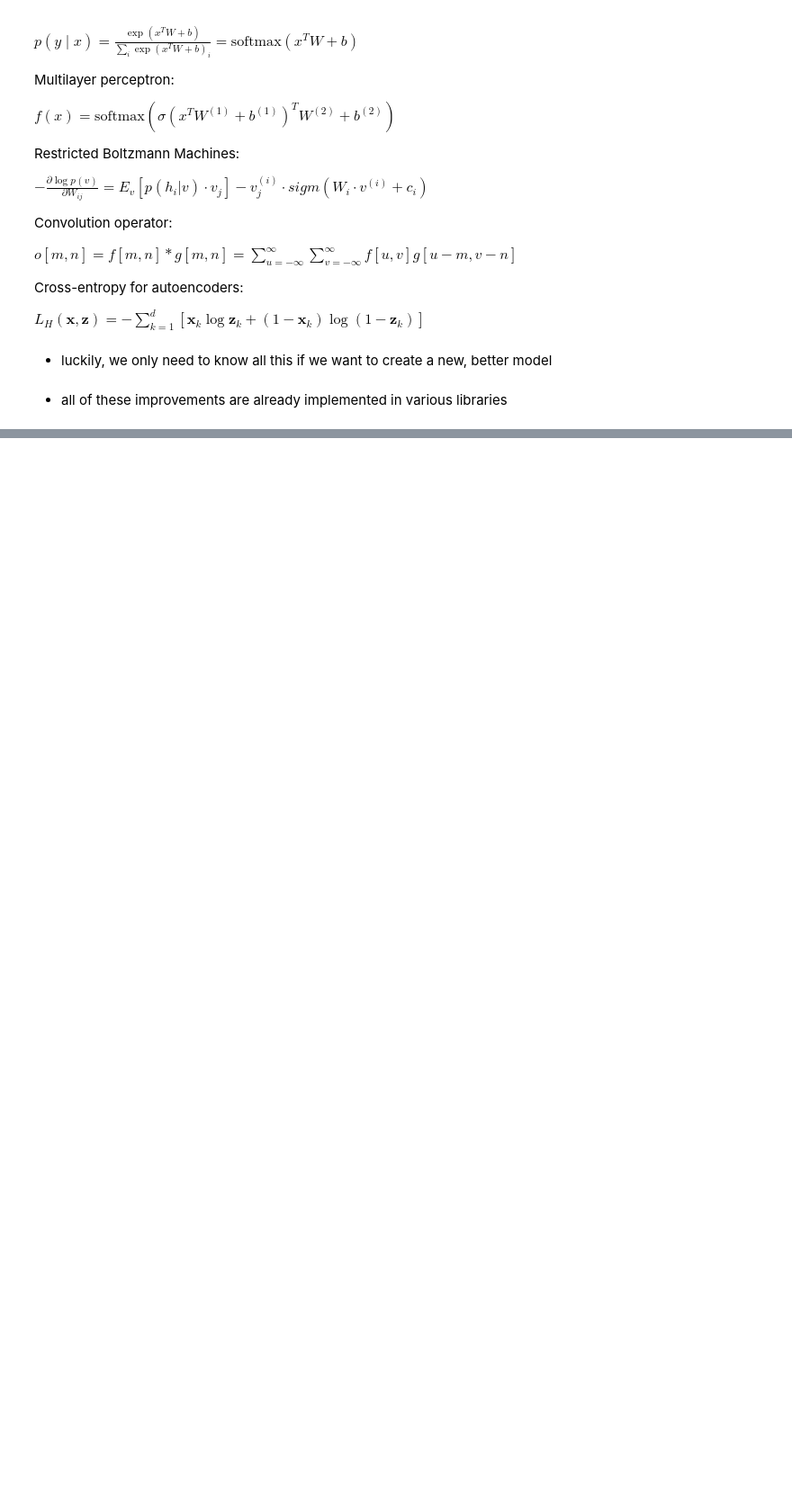
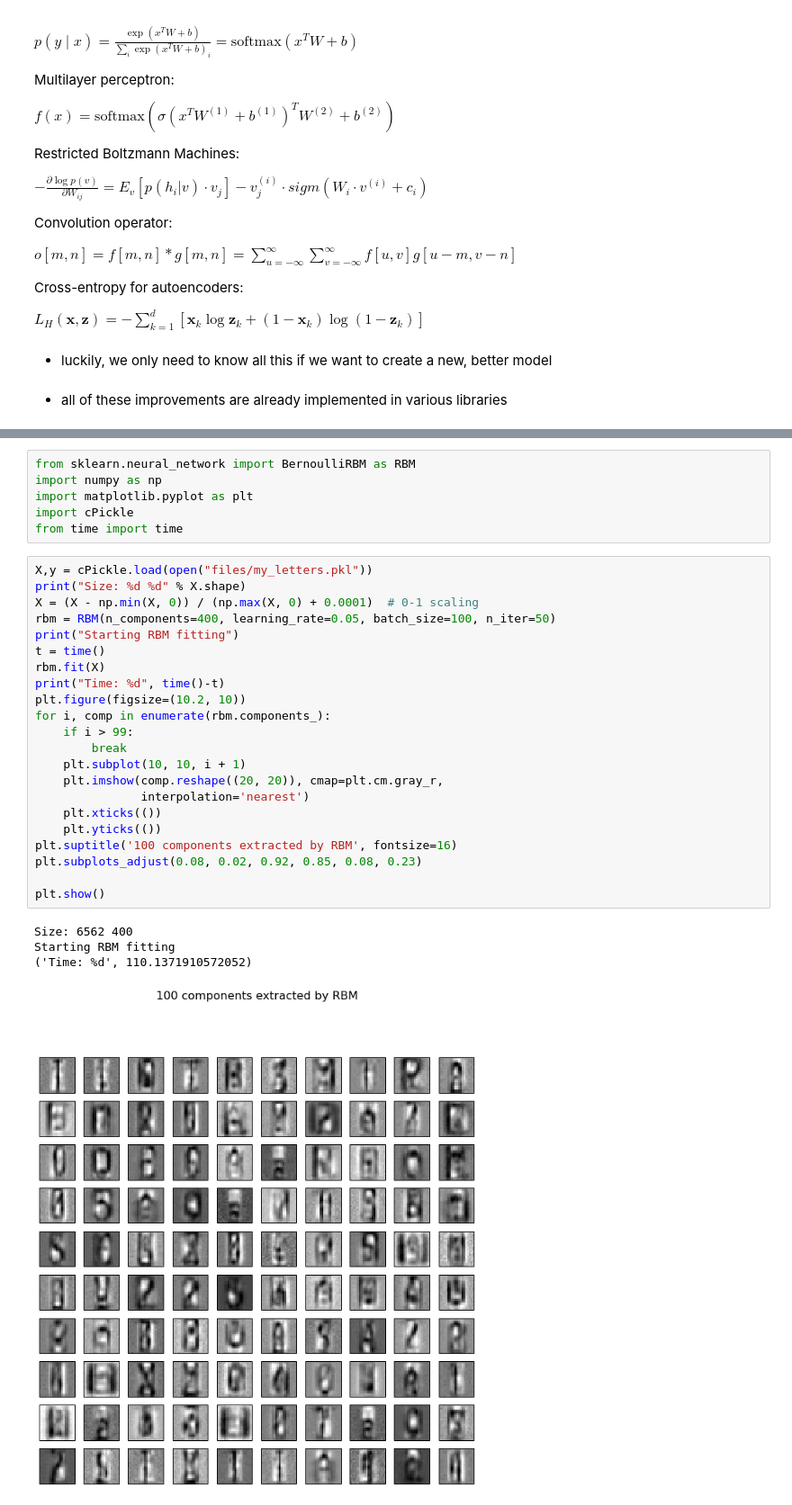
Before and after one commit to rolisz/presentations, a Jupyter notebook: Deep learning presentation.ipynb, the cells around one changed output, grey strips where cells are left out. Shown at 90% size. Cells and saved outputs as stored; diff of their text form; blank space fills up the shorter version.

```diff
--- a/Deep learning presentation.ipynb
+++ b/Deep learning presentation.ipynb
@@ -180 +218,34 @@ SyntaxError: invalid syntax (<ipython-input-5-0a3552aed7a5>, line 1)
+# %%
+from sklearn.neural_network import BernoulliRBM as RBM
+import numpy as np
+import matplotlib.pyplot as plt
+import cPickle
+from time import time
+# %%
+X,y = cPickle.load(open("files/my_letters.pkl"))
+print("Size: %d %d" % X.shape)
+X = (X - np.min(X, 0)) / (np.max(X, 0) + 0.0001)  # 0-1 scaling
+rbm = RBM(n_components=400, learning_rate=0.05, batch_size=100, n_iter=50)
+print("Starting RBM fitting")
+t = time()
+rbm.fit(X)
+print("Time: %d", time()-t)
+plt.figure(figsize=(10.2, 10))
+for i, comp in enumerate(rbm.components_):
+    if i > 99:
+        break
+    plt.subplot(10, 10, i + 1)
+    plt.imshow(comp.reshape((20, 20)), cmap=plt.cm.gray_r,
+               interpolation='nearest')
+    plt.xticks(())
+    plt.yticks(())
+plt.suptitle('100 components extracted by RBM', fontsize=16)
+plt.subplots_adjust(0.08, 0.02, 0.92, 0.85, 0.08, 0.23)
+
+plt.show()
+# %% [output]
+Size: 6562 400
+Starting RBM fitting
+('Time: %d', 110.1371910572052)
+[figure, added]
 # %% [markdown]
```
Also changed, not shown: parts of 21 cells of this notebook, 41 other files.
